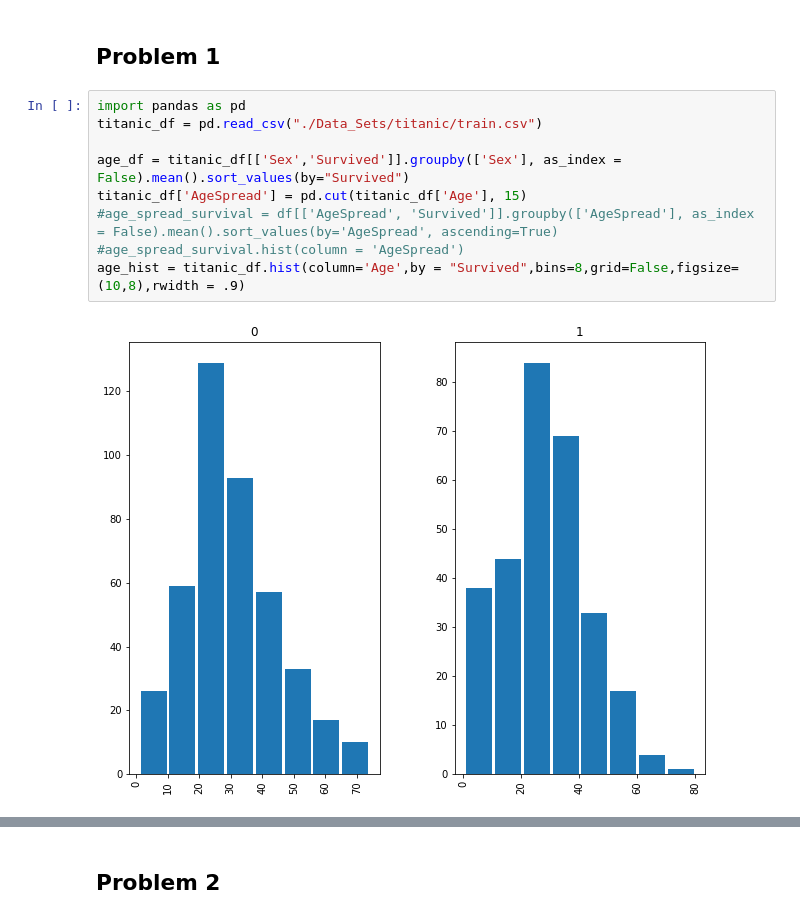
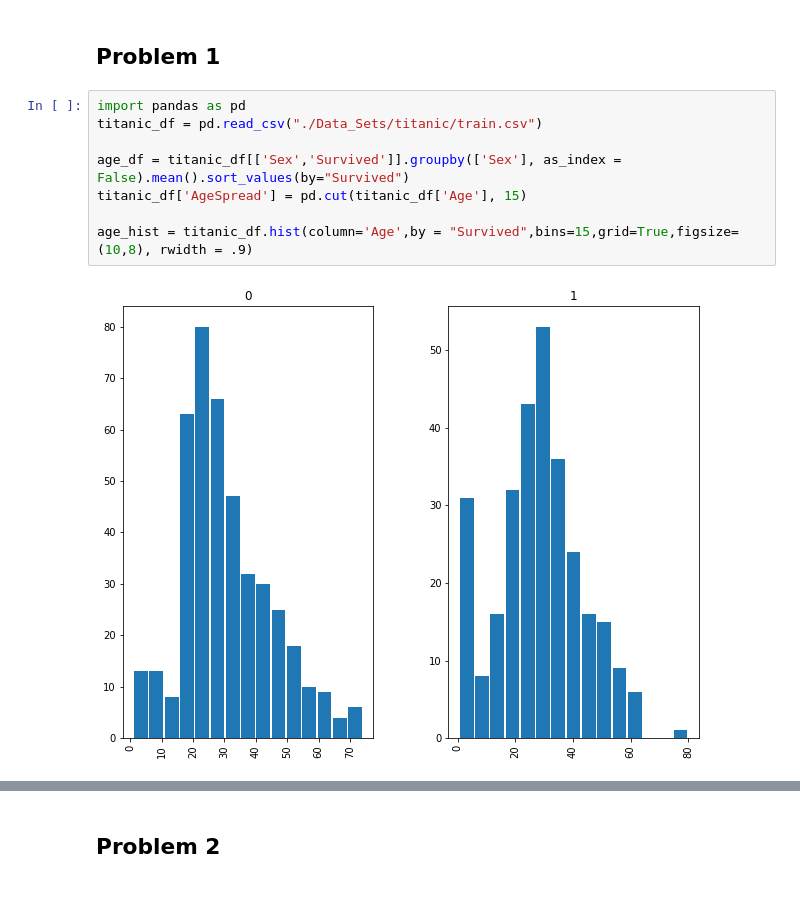
Before and after one commit to dbuts/DataMiningHW1, a Jupyter notebook: Homework_1.ipynb, the cells around one changed output, grey strips where cells are left out. Cells and saved outputs as stored; diff of their text form.

```diff
--- a/Homework_1.ipynb
+++ b/Homework_1.ipynb
@@ -87,11 +87,10 @@
 # %%
 import pandas as pd
 titanic_df = pd.read_csv("./Data_Sets/titanic/train.csv")
 
 age_df = titanic_df[['Sex','Survived']].groupby(['Sex'], as_index = False).mean().sort_values(by="Survived")
 titanic_df['AgeSpread'] = pd.cut(titanic_df['Age'], 15)
-#age_spread_survival = df[['AgeSpread', 'Survived']].groupby(['AgeSpread'], as_index = False).mean().sort_values(by='AgeSpread', ascending=True)
-#age_spread_survival.hist(column = 'AgeSpread')
-age_hist = titanic_df.hist(column='Age',by = "Survived",bins=8,grid=False,figsize=(10,8),rwidth = .9)
+
+age_hist = titanic_df.hist(column='Age',by = "Survived",bins=15,grid=True,figsize=(10,8), rwidth = .9)
 # %% [output]
-[figure, old version]
+[figure, new version]
```
Also changed, not shown: parts of 2 cells of this notebook.
